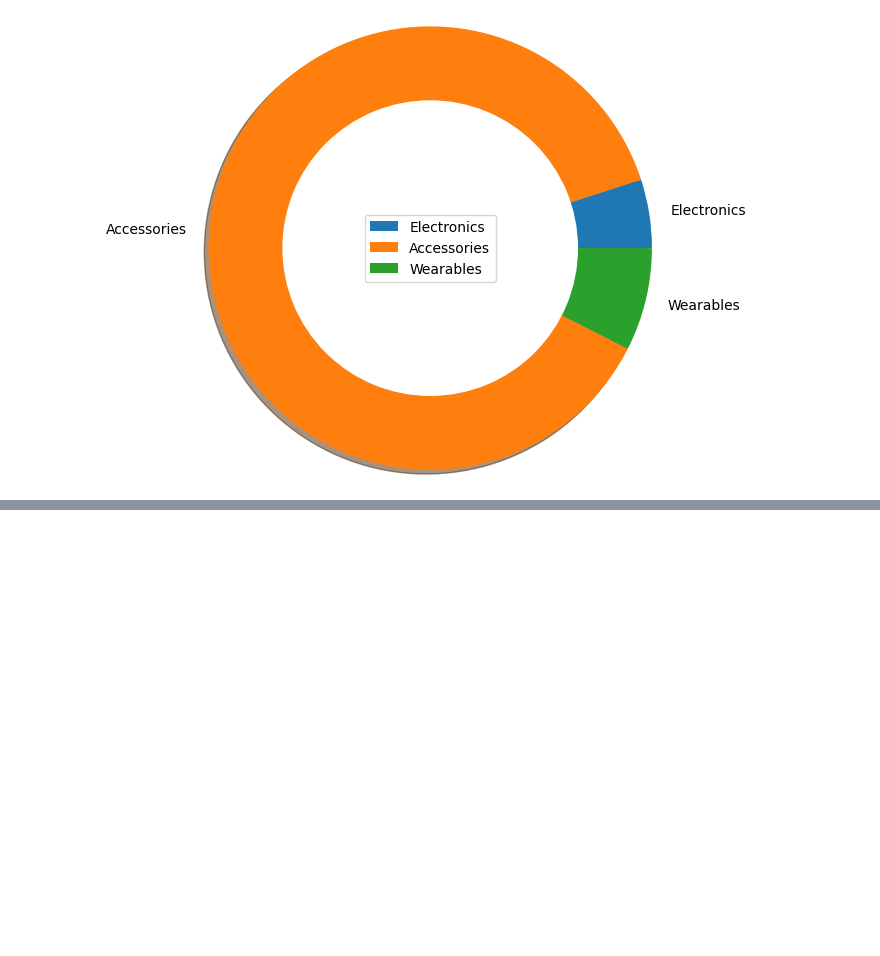
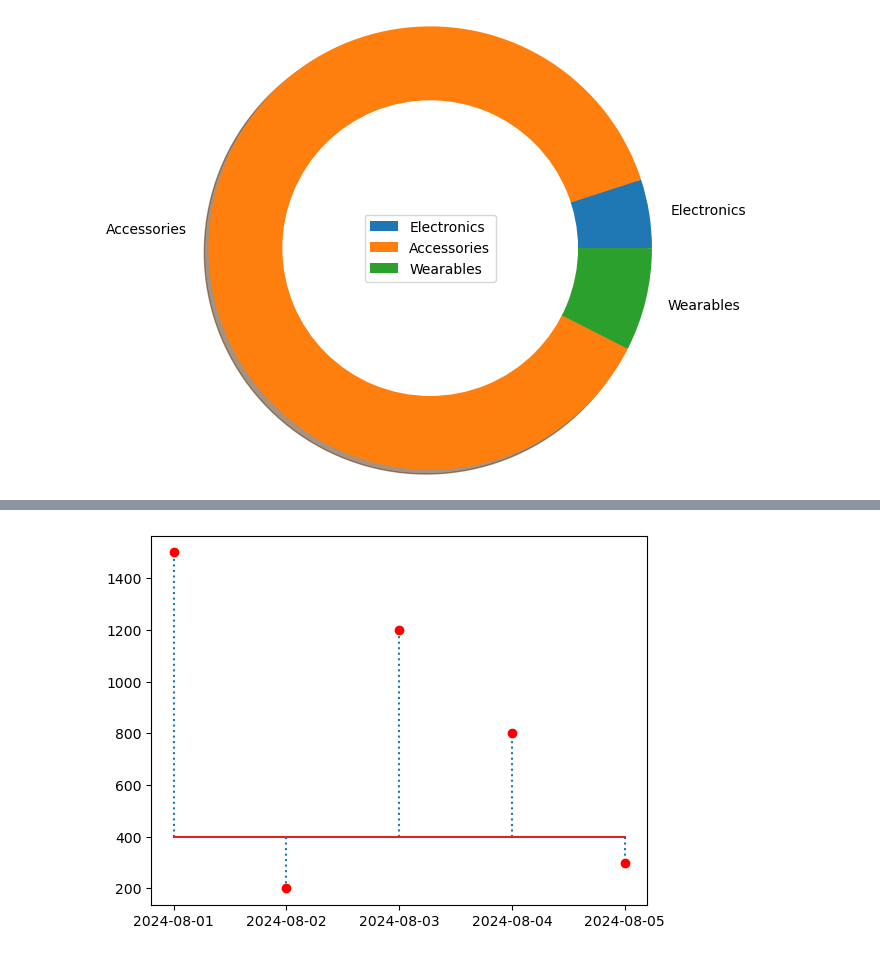
Before and after one commit to pravatn01/Matplotlib-Data-VIz, a Jupyter notebook: data_viz.ipynb, the cells around one changed output, grey strips where cells are left out. Drawn from its saved outputs; the diff is of its cells as text; code cells hidden in the pictures; blank space fills up the shorter version.

Commit message:
stem complete

```diff
--- a/data_viz.ipynb
+++ b/data_viz.ipynb
@@ -146,0 +158,9 @@ plt.show()
+# %%
+#Sales By Date
+plt.stem(df.Sales_Date, df.Sales_Amount,
+         bottom=400,    # bottom default 0
+         linefmt=':',   # : is dotted line for stem
+         markerfmt='ro' )   #ro is red circle for marker
+plt.show()
+# %% [output]
+[figure, added]
```
Also changed, not shown: parts of 2 cells of this notebook.
